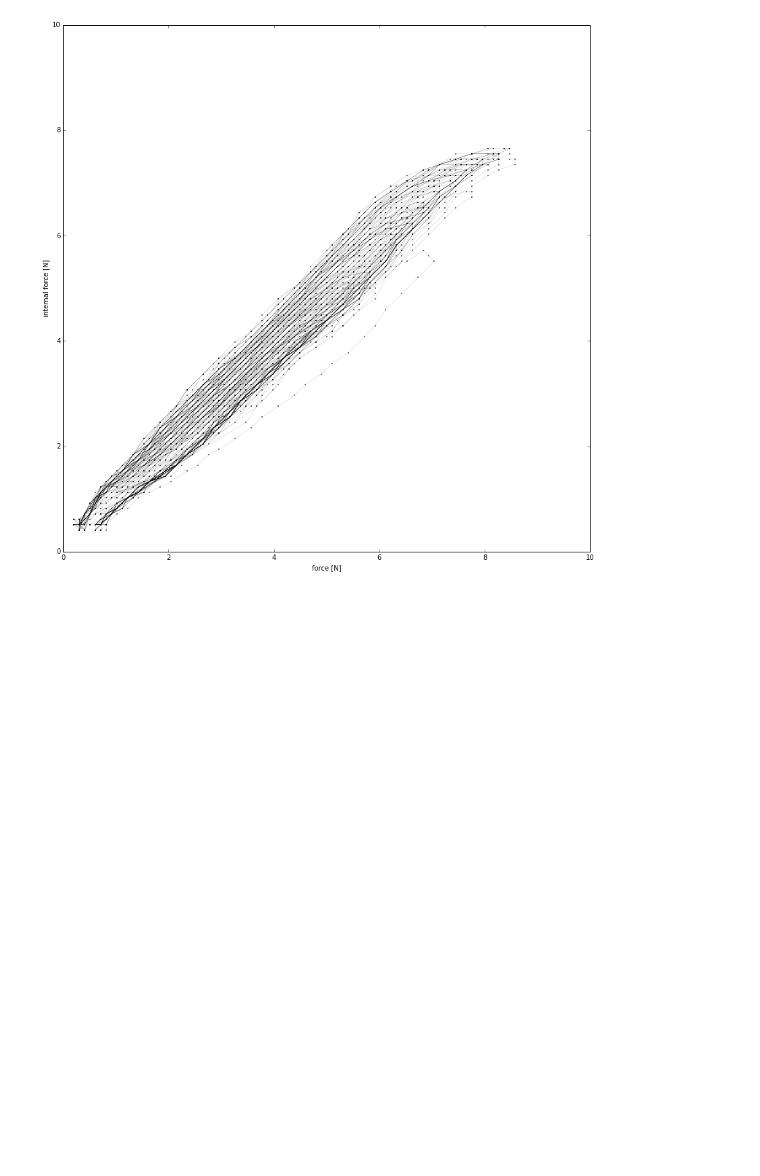
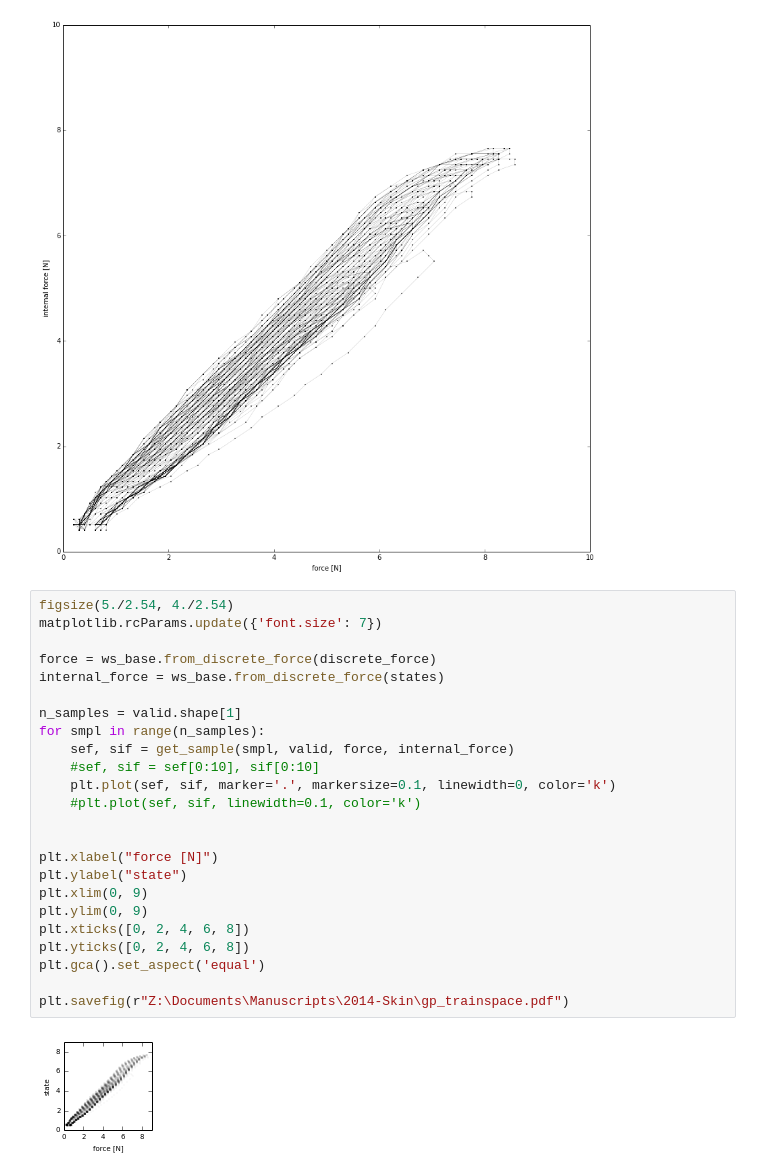
Before and after one commit to surban/ml, a Jupyter notebook: notebooks/Skin-PhaseSpace-New.ipynb, the cells around one changed output. Drawn from its saved outputs; the diff is of its cells as text; blank space fills up the shorter version.

```diff
--- a/notebooks/Skin-PhaseSpace-New.ipynb
+++ b/notebooks/Skin-PhaseSpace-New.ipynb
@@ -183,3 +183,29 @@ plt.ylim(0, 10)
 plt.gca().set_aspect('equal')
 # %% [output]
 [figure]
+# %%
+figsize(5./2.54, 4./2.54)
+matplotlib.rcParams.update({'font.size': 7})
+
+force = ws_base.from_discrete_force(discrete_force)
+internal_force = ws_base.from_discrete_force(states)
+
+n_samples = valid.shape[1]
+for smpl in range(n_samples):
+    sef, sif = get_sample(smpl, valid, force, internal_force)
+    #sef, sif = sef[0:10], sif[0:10]
+    plt.plot(sef, sif, marker='.', markersize=0.1, linewidth=0, color='k')
+    #plt.plot(sef, sif, linewidth=0.1, color='k')
+
+
+plt.xlabel("force [N]")
+plt.ylabel("state")
+plt.xlim(0, 9)
+plt.ylim(0, 9)
+plt.xticks([0, 2, 4, 6, 8])
+plt.yticks([0, 2, 4, 6, 8])
+plt.gca().set_aspect('equal')
+
+plt.savefig(r"Z:\Documents\Manuscripts\2014-Skin\gp_trainspace.pdf")
+# %% [output]
+[figure, added]
```
Also changed, not shown: 15 other files.
